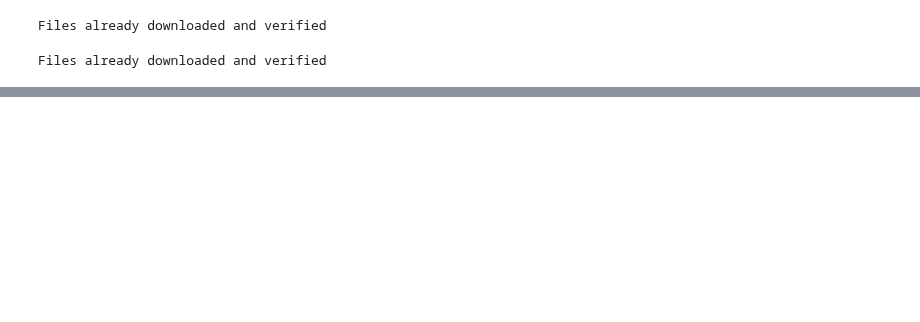
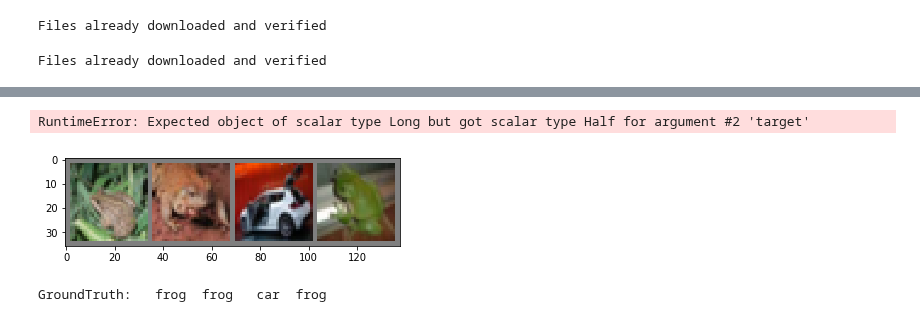
Before and after one commit to d-j-kendall/beating_roulette, a Jupyter notebook: Examples/classification_problem/dustin/cifar10.ipynb, the cells around one changed output, grey strips where cells are left out. Saved outputs shown, nothing was run; the diff lists cells and outputs as text; code cells hidden in the pictures; blank space fills up the shorter version.

```diff
--- a/Examples/classification_problem/dustin/cifar10.ipynb
+++ b/Examples/classification_problem/dustin/cifar10.ipynb
@@ -102,0 +117,38 @@ net = Net()
+# %%
+for epoch in range(2):  # loop over the dataset multiple times
+
+    running_loss = 0.0
+    for i, data in enumerate(trainloader, 0):
+        # get the inputs
+        inputs, labels = data
+        #Optional step which converts the inputs to cuda tensors at each step
+        inputs, labels = inputs.to(device = device, dtype = torch.half), labels.to(device = device, dtype = torch.half)        # zero the parameter gradients
+        optimizer.zero_grad()
+
+        # forward + backward + optimize
+        outputs = net(inputs)
+        loss = criterion(outputs, labels)
+        loss.backward()
+        optimizer.step()
+
+        # print statistics
+        running_loss += loss.item()
+        if i % 2000 == 1999:    # print every 2000 mini-batches
+            print('[%d, %5d] loss: %.3f' %
+                  (epoch + 1, i + 1, running_loss / 2000))
+            running_loss = 0.0
+
+print('Finished Training')
+# %% [output]
+RuntimeError: Expected object of scalar type Long but got scalar type Half for argument #2 'target'
+# %%
+dataiter = iter(testloader)
+dataiter.next()
+images, labels = dataiter.next()
+
+# print images
+imshow(torchvision.utils.make_grid(images))
+print('GroundTruth: ', ' '.join('%5s' % classes[labels[j]] for j in range(4)))
+# %% [output]
+[figure, added]
+GroundTruth:   frog  frog   car  frog
```
Also changed, not shown: parts of 11 cells of this notebook, 3 other files.
